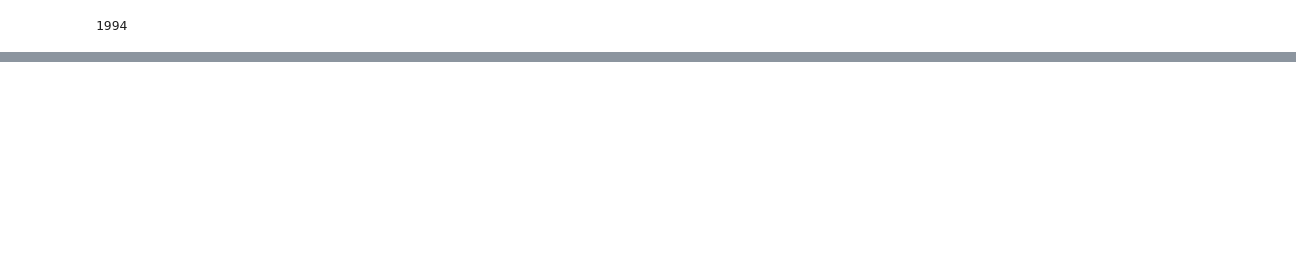
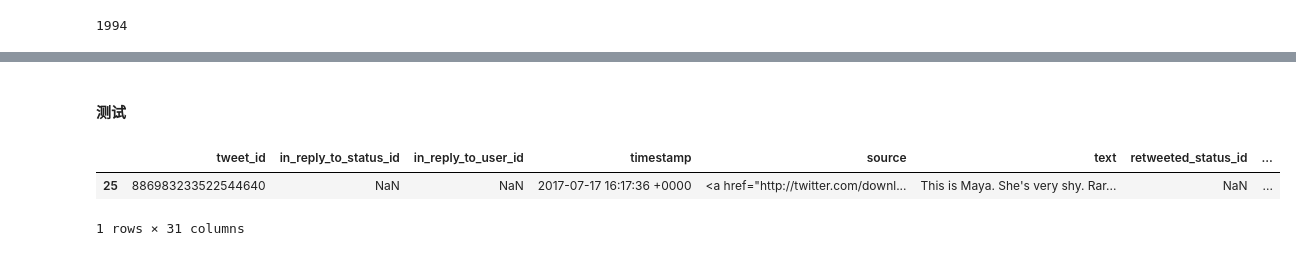
Before and after one commit to zhoux0130/udacity_data_analysis_WeRateDogs, a Jupyter notebook: wrangle_act.ipynb, the cells around one changed output, grey strips where cells are left out. Cells and saved outputs as stored; diff of their text form; code cells hidden in the pictures; blank space fills up the shorter version.

```diff
--- a/wrangle_act.ipynb
+++ b/wrangle_act.ipynb
@@ -398,3 +456,10 @@ print(len(df_all))
 # %%
-# 计算狗狗的评分比率，得分/满分
-df_all['score_ratio'] = df_all['rating_numerator']/df_all['rating_denominator']
+df_all['score_ratio'] = df_all['rating_numerator']/df_all['rating_numerator']
+# %% [markdown]
+#### 测试
+# %%
+df_all.sample(1)
+# %% [output]
+|  | tweet_id | in_reply_to_status_id | in_reply_to_user_id | timestamp | source | text | retweeted_status_id | ... |
+| 25 | 886983233522544640 | NaN | NaN | 2017-07-17 16:17:36 +0000 | <a href="http://twitter.com/downl... | This is Maya. She's very shy. Rar... | NaN | ... |
+1 rows × 31 columns
```
Also changed, not shown: parts of 32 cells of this notebook, 2 other files.
